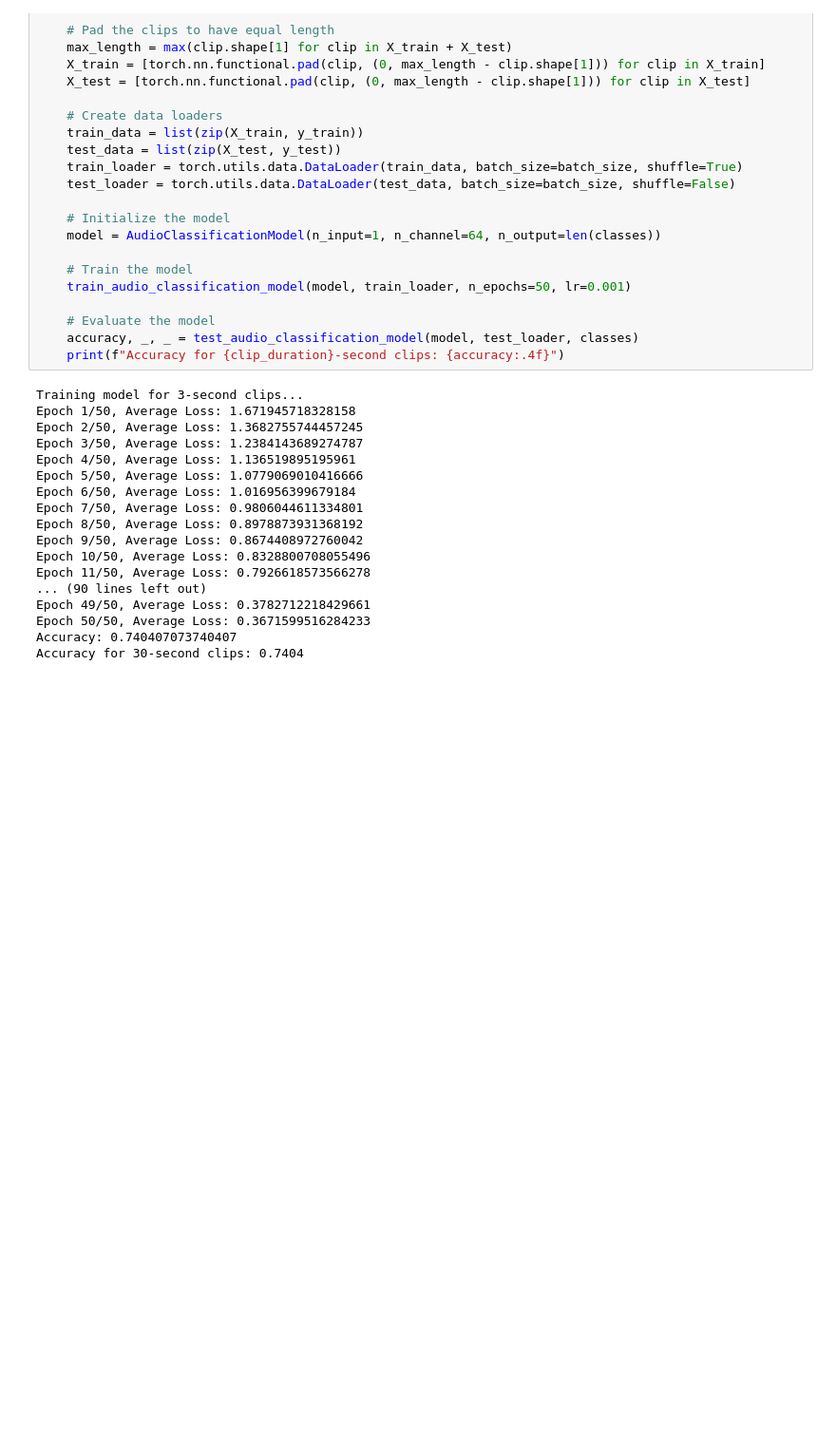
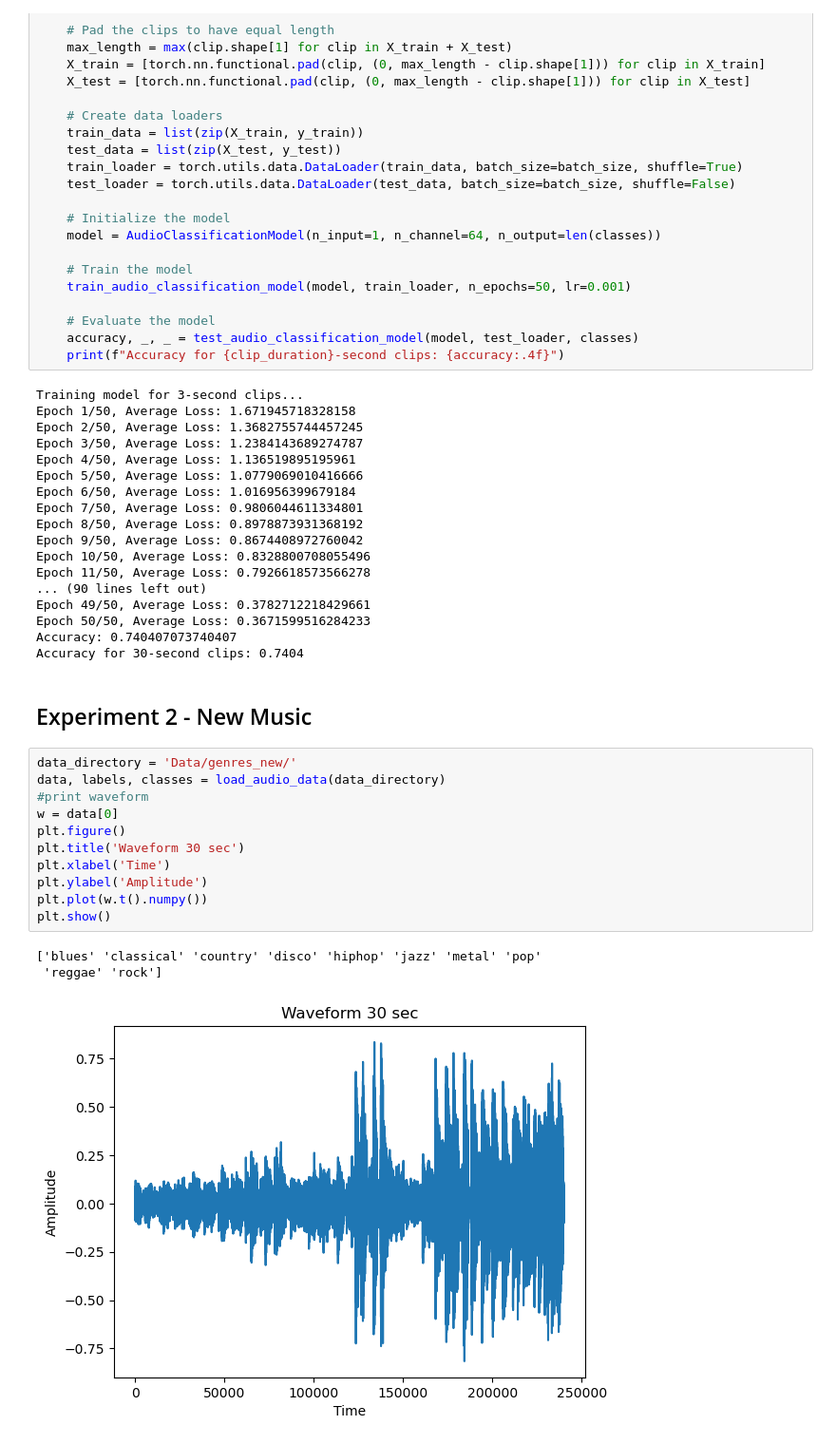
Before and after one commit to yatinpokle/MusicGenreNeuralNetwork, a Jupyter notebook: MusicGenreProject.ipynb, the cells around one changed output. Shown: that part at 95% size. Cells and saved outputs as stored; diff of their text form; blank space fills up the shorter version.

```diff
--- a/MusicGenreProject.ipynb
+++ b/MusicGenreProject.ipynb
@@ -321,3 +321,20 @@ Epoch 49/50, Average Loss: 0.3782712218429661
 Epoch 50/50, Average Loss: 0.3671599516284233
 Accuracy: 0.740407073740407
 Accuracy for 30-second clips: 0.7404
+# %% [markdown]
+## Experiment 2 - New Music
+# %%
+data_directory = 'Data/genres_new/'
+data, labels, classes = load_audio_data(data_directory)
+#print waveform
+w = data[0]
+plt.figure()
+plt.title('Waveform 30 sec')
+plt.xlabel('Time')
+plt.ylabel('Amplitude')
+plt.plot(w.t().numpy())
+plt.show()
+# %% [output]
+['blues' 'classical' 'country' 'disco' 'hiphop' 'jazz' 'metal' 'pop'
+ 'reggae' 'rock']
+[figure, added]
```
Also changed, not shown: parts of 7 cells of this notebook, 5 other files.
